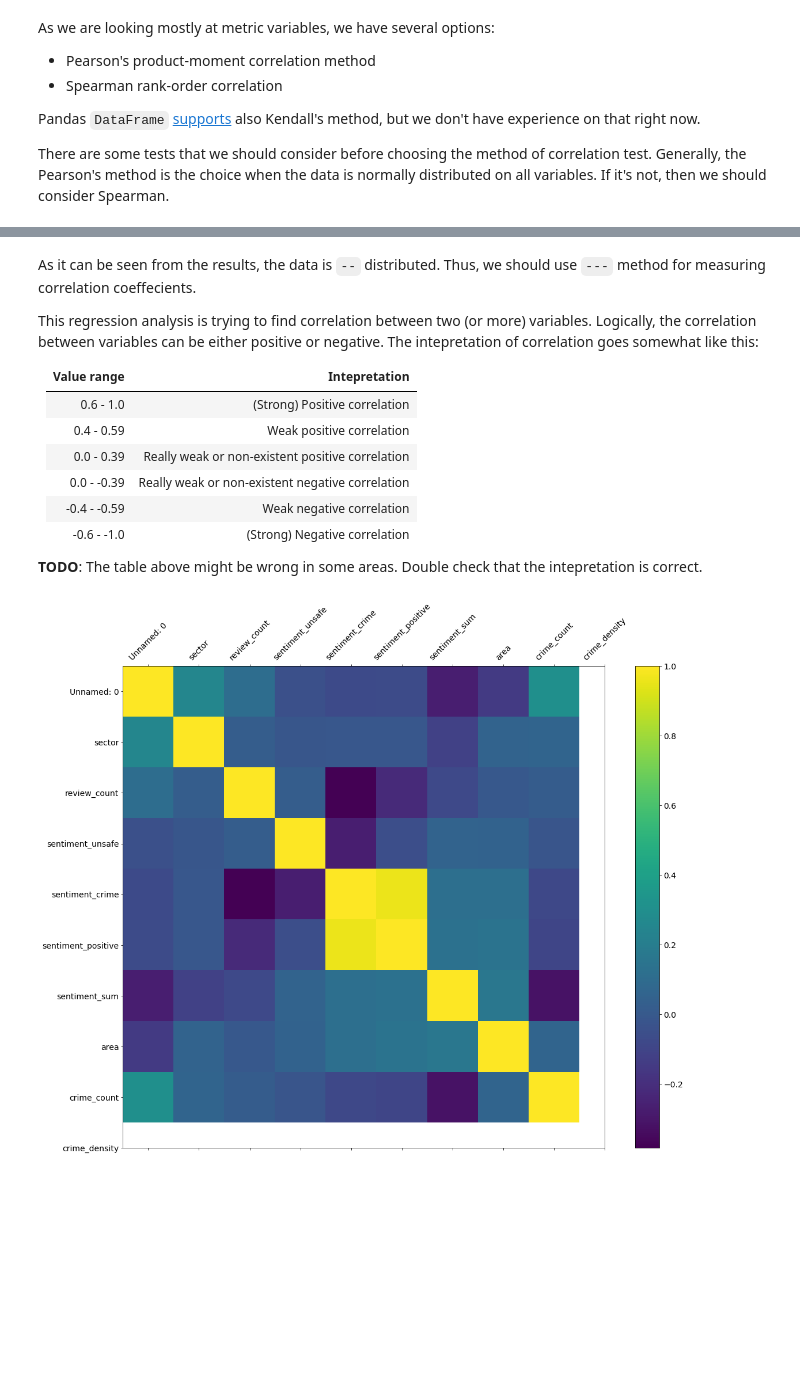
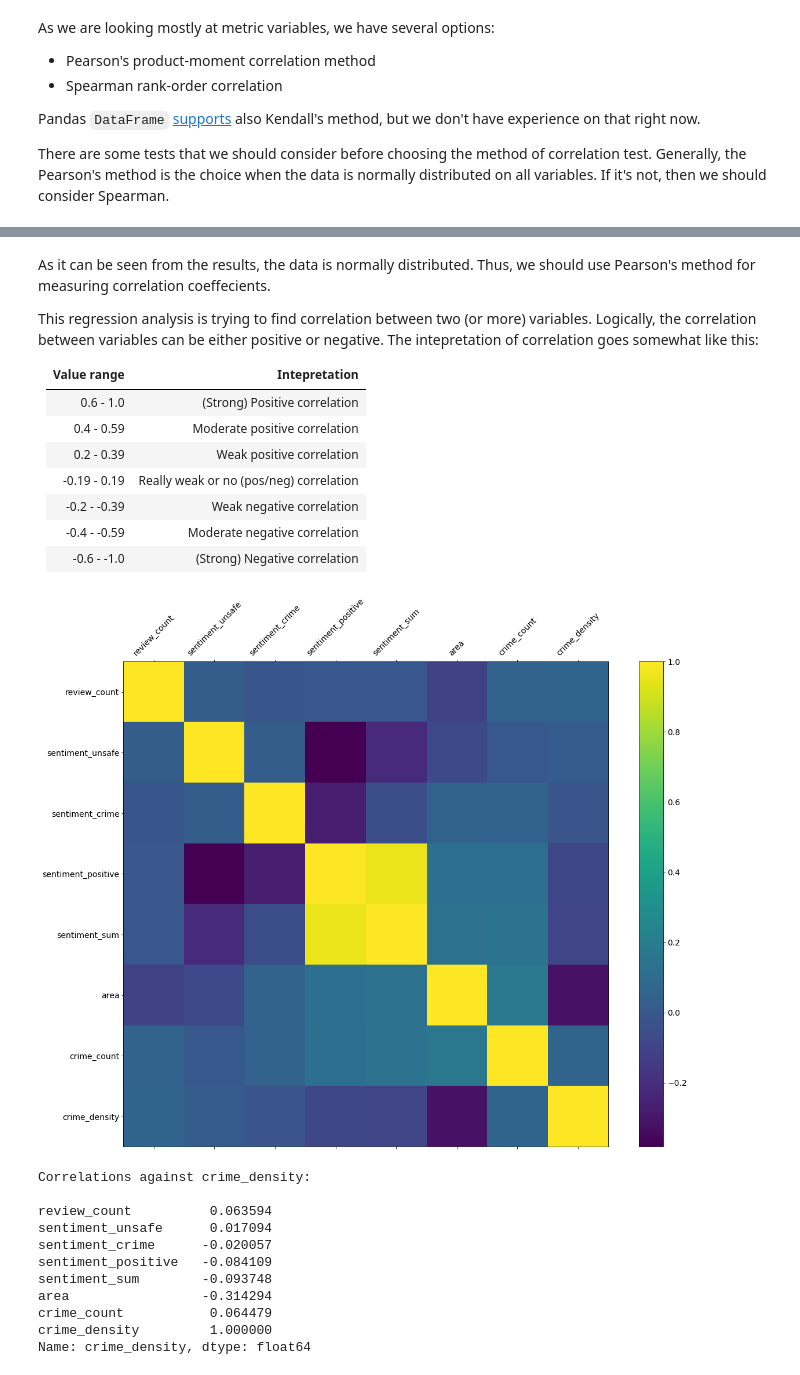
Before and after one commit to Kivike/nlp-project, a Jupyter notebook: correlation_analysis.ipynb, the cells around one changed output, grey strips where cells are left out. Cells and saved outputs as stored; diff of their text form; code cells hidden in the pictures; blank space fills up the shorter version.

Commit message:
Correlation analysis initially completed

```diff
--- a/correlation_analysis.ipynb
+++ b/correlation_analysis.ipynb
@@ -21,10 +21,11 @@ import matplotlib.pyplot as plt
 %matplotlib inline
 
 FINAL_DATA_IN = 'datasets/final_data_avg.csv'
+CRIME_DENSITY = 'crime_density'
 
 df = pd.read_csv(FINAL_DATA_IN)
 
-df['crime_density'] = df.apply(
+df[CRIME_DENSITY] = df.apply(
     lambda x: x['crime_count'] / x['area'],
     axis = 1
 )
@@ -106,29 +124,42 @@ The null hypothesis can be rejected
 # %% [markdown]
-As it can be seen from the results, the data is `--` distributed. Thus, we should use `---` method for measuring correlation coeffecients.
+As it can be seen from the results, the data is normally distributed. Thus, we should use Pearson's method for measuring correlation coeffecients.
 
 This regression analysis is trying to find correlation between two (or more) variables. Logically, the correlation between variables can be either positive or negative. The intepretation of correlation goes somewhat like this:
 
 | Value range   | Intepretation                                     |
 |---------------|---------------------------------------------------|
 | 0.6 - 1.0     | (Strong) Positive correlation                     |
-| 0.4 - 0.59    | Weak positive correlation                         |
-| 0.0 - 0.39    | Really weak or non-existent positive correlation  |
-| 0.0 - -0.39   | Really weak or non-existent negative correlation  |
-| -0.4 - -0.59  | Weak negative correlation                         |
+| 0.4 - 0.59    | Moderate positive correlation                     |
+| 0.2 - 0.39    | Weak positive correlation                         |
+| -0.19 - 0.19  | Really weak or no (pos/neg) correlation           |
+| -0.2 - -0.39  | Weak negative correlation                         |
+| -0.4 - -0.59  | Moderate negative correlation                     |
 | -0.6 - -1.0   | (Strong) Negative correlation                     |
-
-**TODO**: The table above might be wrong in some areas. Double check that the intepretation is correct.
 # %%
 # Pearson's method for normally distributed data
-# Spearman's method for
-correlations = df.corr(method = 'pearson')
+df_var = df[variables]
+correlations = df_var.corr(method = 'pearson')
 
 f = plt.figure(figsize = (19, 15))
 plt.matshow(correlations, fignum = f.number)
-plt.xticks(range(df.shape[1]), labels = df.columns, fontsize = 14, rotation = 45)
-plt.yticks(range(df.shape[1]), labels = df.columns, fontsize = 14)
+plt.xticks(range(df_var.shape[1]), labels = df_var.columns, fontsize = 14, rotation = 45)
+plt.yticks(range(df_var.shape[1]), labels = df_var.columns, fontsize = 14)
 cb = plt.colorbar()
 cb.ax.tick_params(labelsize = 14)
 plt.show()
+
+print('\nCorrelations against {}:\n'.format(CRIME_DENSITY))
+print(correlations[CRIME_DENSITY])
 # %% [output]
-[figure, old version]
+[figure, new version]
+Correlations against crime_density:
+
+review_count          0.063594
+sentiment_unsafe      0.017094
+sentiment_crime      -0.020057
+sentiment_positive   -0.084109
+sentiment_sum        -0.093748
+area                 -0.314294
+crime_count           0.064479
+crime_density         1.000000
+Name: crime_density, dtype: float64
```
Also changed, not shown: parts of 6 cells of this notebook.
